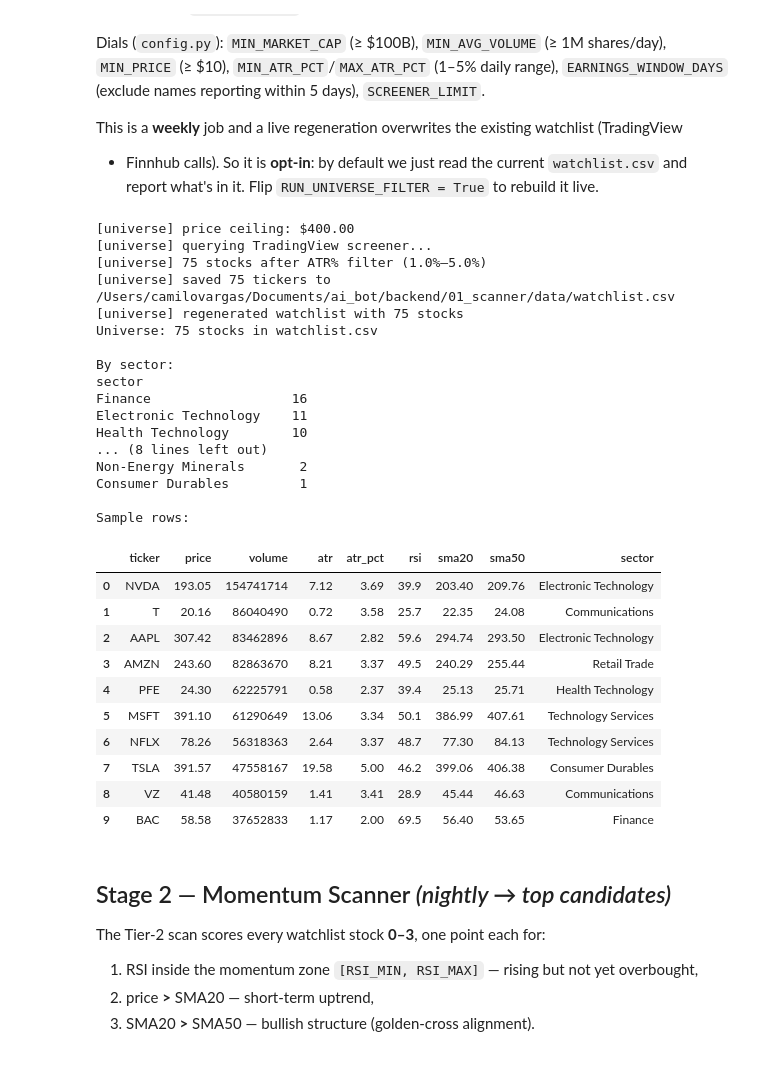
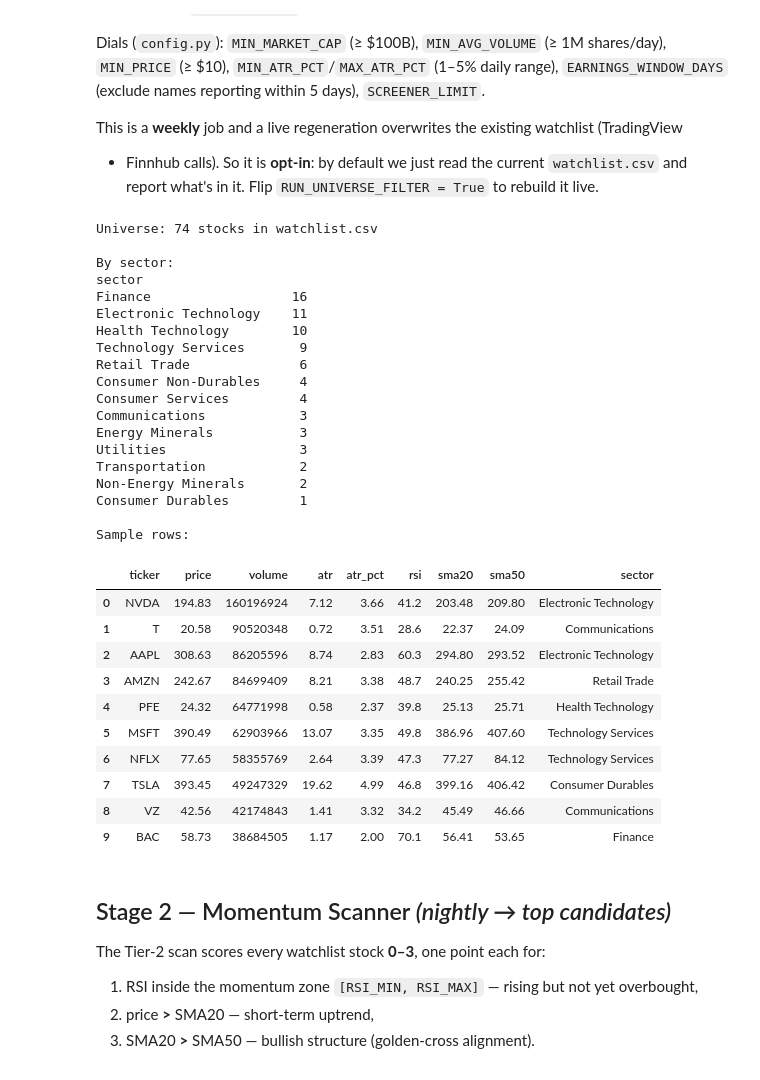
Before and after one commit to cavs1010/ai_bot, a Jupyter notebook: backend/full_pipeline_playground.ipynb, the cells around one changed output. Cells and saved outputs as stored; diff of their text form; code cells hidden in the pictures.

```diff
--- a/backend/full_pipeline_playground.ipynb
+++ b/backend/full_pipeline_playground.ipynb
@@ -121,51 +129,53 @@ This is a **weekly** job and a live regeneration overwrites the existing watchli
 + Finnhub calls). So it is **opt-in**: by default we just read the current `watchlist.csv` and
 report what's in it. Flip `RUN_UNIVERSE_FILTER = True` to rebuild it live.
 # %%
-RUN_UNIVERSE_FILTER = True   # set True to rebuild watchlist.csv live (slow; overwrites!)
+RUN_UNIVERSE_FILTER = False   # set True to rebuild watchlist.csv live (slow; overwrites!)
 
 if RUN_UNIVERSE_FILTER:
     # max_price passed explicitly to skip the Alpaca portfolio lookup (reproducible runs).
     count = run_universe_filter(max_price=400.0)
     print(f'[universe] regenerated watchlist with {count} stocks')
 
 universe_df = pd.read_csv(WATCHLIST_PATH)
 print(f'Universe: {len(universe_df)} stocks in watchlist.csv\n')
 
 # Sector breakdown — how the universe is spread across the market.
 print('By sector:')
 print(universe_df['sector'].value_counts().to_string())
 
 print('\nSample rows:')
 universe_df.head(10)
 # %% [output]
-[universe] price ceiling: $400.00
-[universe] querying TradingView screener...
-[universe] 75 stocks after ATR% filter (1.0%–5.0%)
-[universe] saved 75 tickers to /Users/camilovargas/Documents/ai_bot/backend/01_scanner/data/watchlist.csv
-[universe] regenerated watchlist with 75 stocks
-Universe: 75 stocks in watchlist.csv
+Universe: 74 stocks in watchlist.csv
 
 By sector:
 sector
 Finance                  16
 Electronic Technology    11
 Health Technology        10
-... (8 lines left out)
+Technology Services       9
+Retail Trade              6
+Consumer Non-Durables     4
+Consumer Services         4
+Communications            3
+Energy Minerals           3
+Utilities                 3
+Transportation            2
 Non-Energy Minerals       2
 Consumer Durables         1
 
 Sample rows:
 |  | ticker | price | volume | atr | atr_pct | rsi | sma20 | sma50 | sector |
-| 0 | NVDA | 193.05 | 154741714 | 7.12 | 3.69 | 39.9 | 203.40 | 209.76 | Electronic Technology |
-| 1 | T | 20.16 | 86040490 | 0.72 | 3.58 | 25.7 | 22.35 | 24.08 | Communications |
-| 2 | AAPL | 307.42 | 83462896 | 8.67 | 2.82 | 59.6 | 294.74 | 293.50 | Electronic Technology |
-| 3 | AMZN | 243.60 | 82863670 | 8.21 | 3.37 | 49.5 | 240.29 | 255.44 | Retail Trade |
-| 4 | PFE | 24.30 | 62225791 | 0.58 | 2.37 | 39.4 | 25.13 | 25.71 | Health Technology |
-| 5 | MSFT | 391.10 | 61290649 | 13.06 | 3.34 | 50.1 | 386.99 | 407.61 | Technology Services |
-| 6 | NFLX | 78.26 | 56318363 | 2.64 | 3.37 | 48.7 | 77.30 | 84.13 | Technology Services |
-| 7 | TSLA | 391.57 | 47558167 | 19.58 | 5.00 | 46.2 | 399.06 | 406.38 | Consumer Durables |
-| 8 | VZ | 41.48 | 40580159 | 1.41 | 3.41 | 28.9 | 45.44 | 46.63 | Communications |
-| 9 | BAC | 58.58 | 37652833 | 1.17 | 2.00 | 69.5 | 56.40 | 53.65 | Finance |
+| 0 | NVDA | 194.83 | 160196924 | 7.12 | 3.66 | 41.2 | 203.48 | 209.80 | Electronic Technology |
+| 1 | T | 20.58 | 90520348 | 0.72 | 3.51 | 28.6 | 22.37 | 24.09 | Communications |
+| 2 | AAPL | 308.63 | 86205596 | 8.74 | 2.83 | 60.3 | 294.80 | 293.52 | Electronic Technology |
+| 3 | AMZN | 242.67 | 84699409 | 8.21 | 3.38 | 48.7 | 240.25 | 255.42 | Retail Trade |
+| 4 | PFE | 24.32 | 64771998 | 0.58 | 2.37 | 39.8 | 25.13 | 25.71 | Health Technology |
+| 5 | MSFT | 390.49 | 62903966 | 13.07 | 3.35 | 49.8 | 386.96 | 407.60 | Technology Services |
+| 6 | NFLX | 77.65 | 58355769 | 2.64 | 3.39 | 47.3 | 77.27 | 84.12 | Technology Services |
+| 7 | TSLA | 393.45 | 49247329 | 19.62 | 4.99 | 46.8 | 399.16 | 406.42 | Consumer Durables |
+| 8 | VZ | 42.56 | 42174843 | 1.41 | 3.32 | 34.2 | 45.49 | 46.66 | Communications |
+| 9 | BAC | 58.73 | 38684505 | 1.17 | 2.00 | 70.1 | 56.41 | 53.65 | Finance |
 # %% [markdown]
 ## Stage 2 — Momentum Scanner  *(nightly → top candidates)*
 
```
Also changed, not shown: parts of 11 cells of this notebook, 2 other files.
